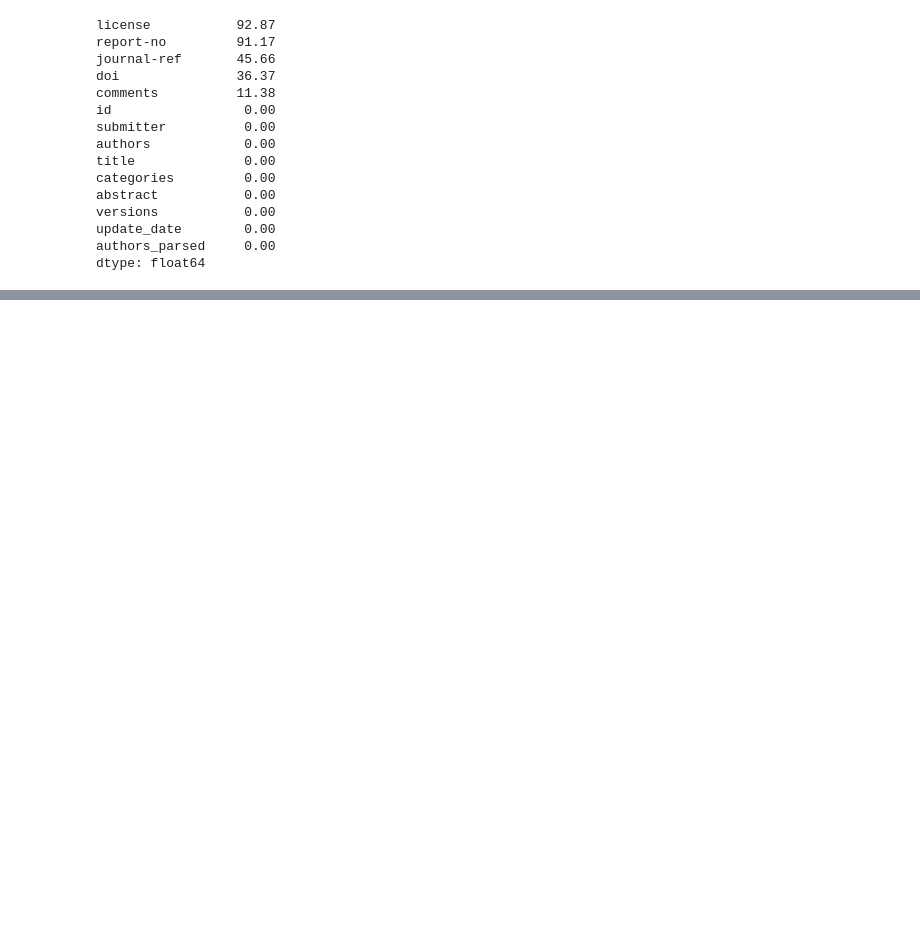
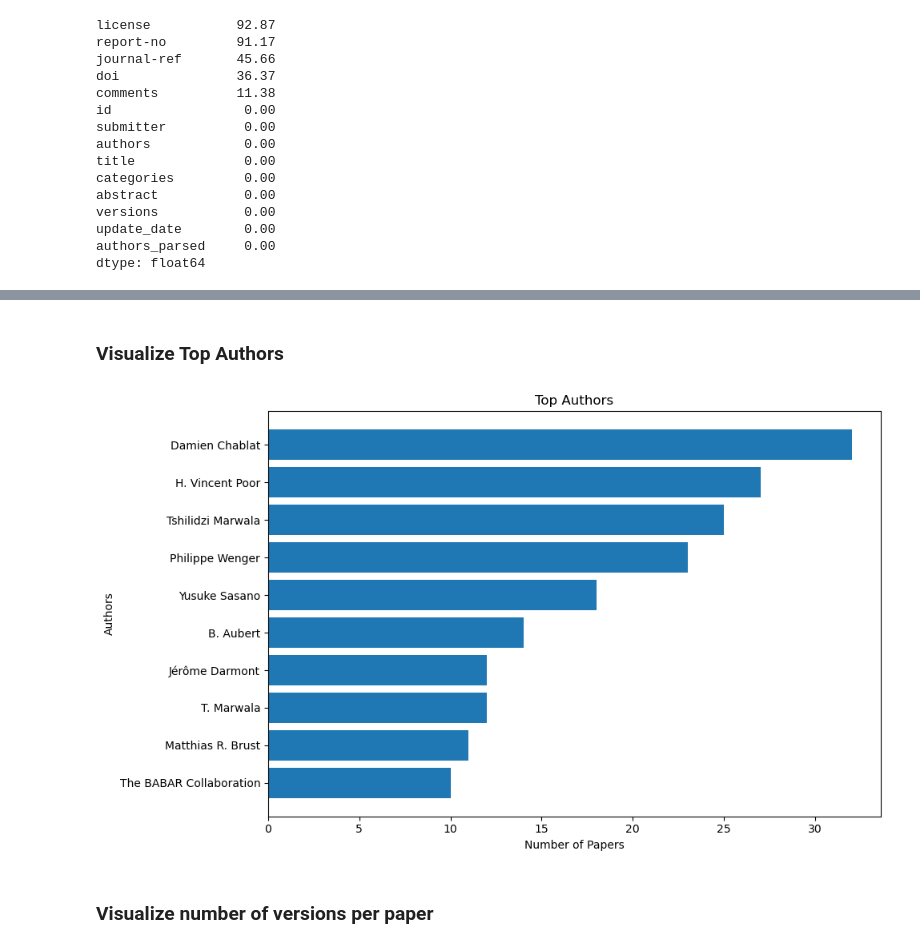
Before and after one commit to MeharaWeeratunga/arxiv-analyzer, a Jupyter notebook: notebooks/arxiv_analysis.ipynb, the cells around one changed output, grey strips where cells are left out. Cells and saved outputs as stored; diff of their text form; code cells hidden in the pictures; blank space fills up the shorter version.

```diff
--- a/notebooks/arxiv_analysis.ipynb
+++ b/notebooks/arxiv_analysis.ipynb
@@ -268,0 +444,22 @@ dtype: float64
+# %% [markdown]
+### Visualize Top Authors
+# %%
+top_authors = df["authors_parsed"].explode().apply(lambda x: f"{x[1]} {x[0]}".strip()).value_counts().head(10)
+
+plt.figure(figsize = (10, 6))
+
+plt.barh(top_authors.index, top_authors.values)
+
+plt.title("Top Authors")
+plt.xlabel("Number of Papers")
+plt.ylabel("Authors")
+
+plt.gca().invert_yaxis()
+
+plt.tight_layout()
+
+plt.show()
+# %% [output]
+[figure, added]
+# %% [markdown]
+### Visualize number of versions per paper
```
Also changed, not shown: parts of 38 cells of this notebook, 1 other file.
